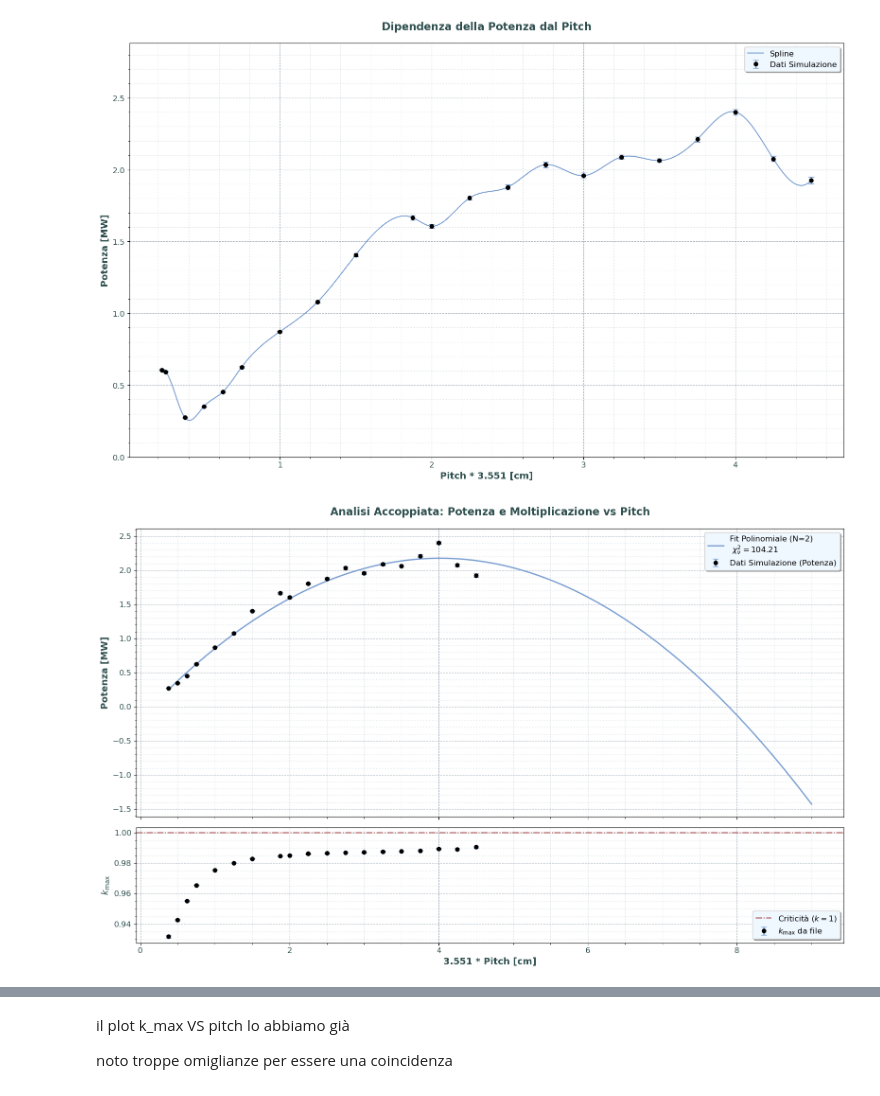
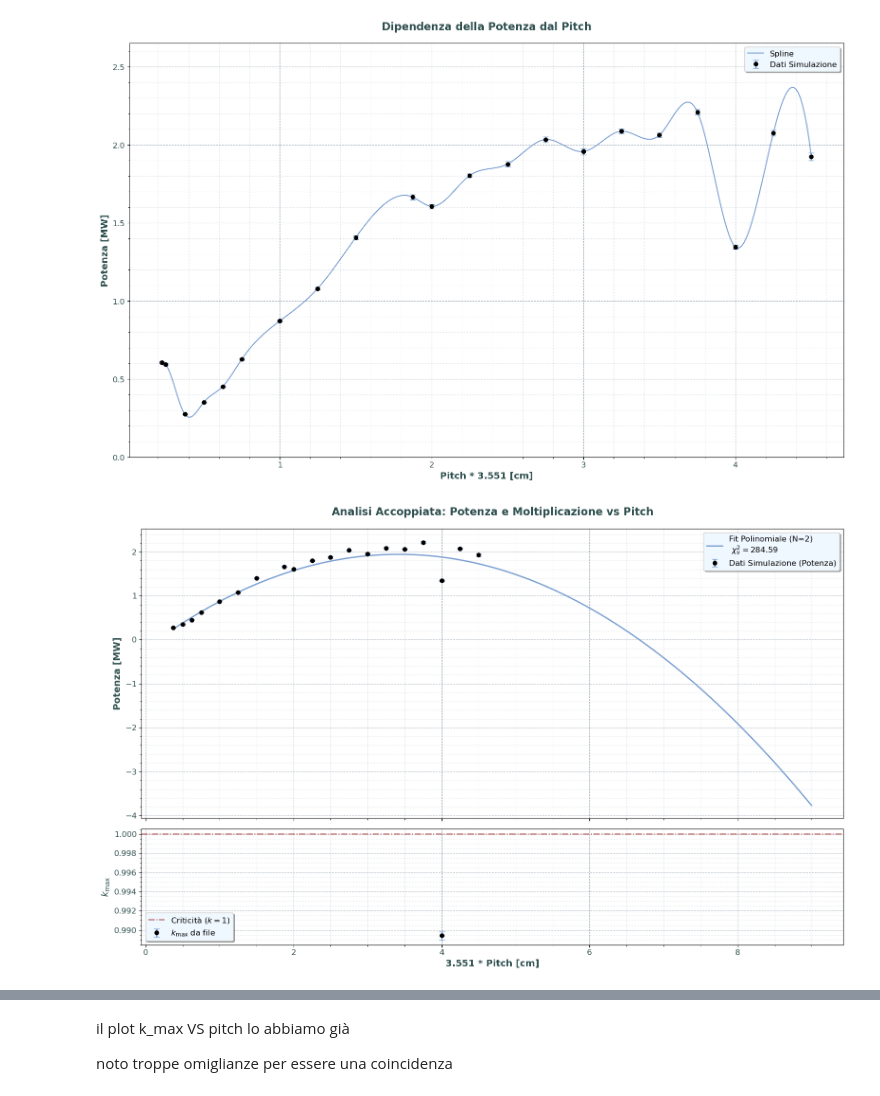
Before and after one commit to oblivion0218/Tesi-Magistrale, a Jupyter notebook: Open MC/reattore_9/analisi.ipynb, the cells around one changed output, grey strips where cells are left out. Cells and saved outputs as stored; diff of their text form; code cells hidden in the pictures.

Commit message:
a e b sulla potenza di 4

```diff
--- a/Open MC/reattore_9/analisi.ipynb
+++ b/Open MC/reattore_9/analisi.ipynb
@@ -12,8 +12,7 @@ E_FISSION_J = 200.0 * 1e6 * 1.6022e-19  # Energia media per fissione [J]
 S_INTENSITY = 2.02e17                   # Fotoni/s dal sincrotrone
 
 def analizza_potenza():
-    """Legge i file .h5, estrae media e deviazione standard delle fissioni, calcola potenza e incertezza."""
-    # Aggiornato per leggere i file dal formato fornito
+    """Legge i file .h5, estrae media e deviazione standard, media le repliche, calcola potenza e incertezza."""
     file_list = glob.glob("fixed/statepoints/statepoint_pitch_*.h5")
 
     if not file_list:
@@ -21,8 +20,8 @@ def analizza_potenza():
         return pd.DataFrame()
 
     dati = []
-    # Regex per estrarre il pitch dal nome file (es. 0_750 -> 0.750)
-    pattern = re.compile(r"statepoint_pitch_([\d_]+)\.h5")
+    # Regex per estrarre il pitch base (es. 4_000) ignorando eventuali _A o _B
+    pattern = re.compile(r"statepoint_pitch_(\d+_\d+)(?:_[AB])?\.h5")
 
     for file_sp in file_list:
         filename = os.path.basename(file_sp)
@@ -37,7 +36,7 @@ def analizza_potenza():
             try:
                 tally = sp.get_tally(name='fission_tot')
                 fission_mean = tally.mean.flatten()[0]
-                fission_std = tally.std_dev.flatten()[0] # Estrazione errore statistico
+                fission_std = tally.std_dev.flatten()[0]
             except KeyError:
                 print(f"Attenzione: Tally 'fission_tot' non trovato in {file_sp}")
                 continue
@@ -52,7 +51,16 @@ def analizza_potenza():
             'Errore_MW': errore_MW
         })
 
-    return pd.DataFrame(dati)
+    df = pd.DataFrame(dati)
+
+    # Raggruppamento per Pitch: media potenze e propagazione errori statistici
+    if not df.empty:
+        df = df.groupby('Pitch').agg({
+            'Potenza_MW': 'mean',
+            'Errore_MW': lambda x: np.sqrt(np.sum(x**2)) / len(x)
+        }).reset_index()
+
+    return df
 
 def plot_scatter_smooth_err(df):
     """Genera plot a dispersione Potenza vs Pitch con styling rigoroso."""
@@ -80,24 +88,6 @@ def plot_scatter_smooth_err(df):
     else:
         ax.plot(x, y, zorder=4, color='#789DD1', label='Line')
 
-    # Calcolo rigoroso media pesata su tutto il dataset
-    pesi = 1.0 / (df['Errore_MW']**2)
-    media_pesata = np.sum(df['Potenza_MW'] * pesi) / np.sum(pesi)
-
-    chi_quadro = np.sum(((df['Potenza_MW'] - media_pesata)**2) / (df['Errore_MW']**2))
-    chi_ridotto = chi_quadro / max(1, len(df) - 1)
-    errore_media = 1.0 / np.sqrt(np.sum(pesi))
-
-    # Se chi_ridotto > 1, i dati variano più dell'errore statistico
-    if chi_ridotto > 1:
-        errore_media = errore_media * np.sqrt(chi_ridotto)
-
-    # Aggiunta retta orizzontale verde e banda di confidenza
-    #ax.axhline(y=media_pesata, color='green', linestyle='-.', linewidth=2,
-    #           zorder=3, label=f'Media Pesata: {media_pesata:.3f} $\pm$ {errore_media:.3f} MW')
-    #ax.axhspan(ymin=media_pesata - errore_media, ymax=media_pesata + errore_media,
-    #           color='green', alpha=0.2, zorder=2, label=r'Confidenza $1\sigma$')
-
     # Formattazione
     ax.set_title('Dipendenza della Potenza dal Pitch',
                  fontsize=16, fontweight='bold', color='#2F4F4F', pad=20)
@@ -110,8 +100,8 @@ def plot_scatter_smooth_err(df):
     ax.grid(which='major', linestyle='--', alpha=0.6, color='#778899')
     ax.grid(which='minor', linestyle=':', alpha=0.3, color='#778899')
 
-    # Legenda
-    ax.legend(loc='best', frameon=True, shadow=True,
+    # Legenda fissa in alto a destra come da convenzione
+    ax.legend(loc='upper right', frameon=True, shadow=True,
               fontsize=12, facecolor='#F0F8FF')
 
     plt.ylim(0.0, df['Potenza_MW'].max() * 1.2)
@@ -123,7 +113,7 @@ def plot_scatter_smooth_err(df):
 df_potenza = analizza_potenza()
 plot_scatter_smooth_err(df_potenza)
 # %% [output]
-[figure, old version]
+[figure, new version]
 # %%
 import numpy as np
 import pandas as pd
@@ -202,35 +192,35 @@ def plot_potenza_e_kmax(df_potenza, file_txt, N=2):
                   fontsize=16, fontweight='bold', color='#2F4F4F', pad=20)
     ax1.set_ylabel('Potenza [MW]', fontsize=14, fontweight='bold', color='#2F4F4F')
 
     # --- PAD INFERIORE: K_MAX ---
     if not df_kmax.empty:
         ax2.errorbar(df_kmax['Pitch'], df_kmax['K_max'], yerr=df_kmax['Errore_K'],
                      fmt='o', color='#000000', ecolor='#789DD1',
                      elinewidth=2, capsize=4, zorder=5, label='$k_{\max}$ da file')
 
         # Aggiunta asintoto di criticità per riferimento fisico
         ax2.axhline(y=1.0, color='#8B0000', linestyle='-.', linewidth=1.5, alpha=0.7, label='Criticità ($k=1$)')
 
     ax2.set_xlabel('3.551 * Pitch [cm]', fontsize=14, fontweight='bold', color='#2F4F4F')
     ax2.set_ylabel('$k_{\max}$', fontsize=14, fontweight='bold', color='#2F4F4F')
 
     # --- FORMATTAZIONE CONDIVISA ---
     for ax in [ax1, ax2]:
         ax.tick_params(axis='both', which='major', labelsize=12, labelcolor='#2F4F4F')
         ax.minorticks_on()
         ax.grid(which='major', linestyle='--', alpha=0.6, color='#778899')
         ax.grid(which='minor', linestyle=':', alpha=0.3, color='#778899')
         ax.legend(loc='best', frameon=True, shadow=True, fontsize=12, facecolor='#F0F8FF')
 
     plt.tight_layout()
     plt.subplots_adjust(hspace=0.05) # Minimizza lo spazio tra i pad
     plt.savefig('potenza_kmax_vs_pitch.png', dpi=300)
     plt.show()
 
 # Esempio di utilizzo:
-plot_potenza_e_kmax(df_potenza, 'result_final.txt', N=2)
+plot_potenza_e_kmax(df_potenza, '../reattore_5/auto/k_max.txt', N=2)
 # %% [output]
-[figure, old version]
+[figure, new version]
 # %%
 import numpy as np
 import pandas as pd
```
Also changed, not shown: parts of 4 cells of this notebook, 6 other files.
